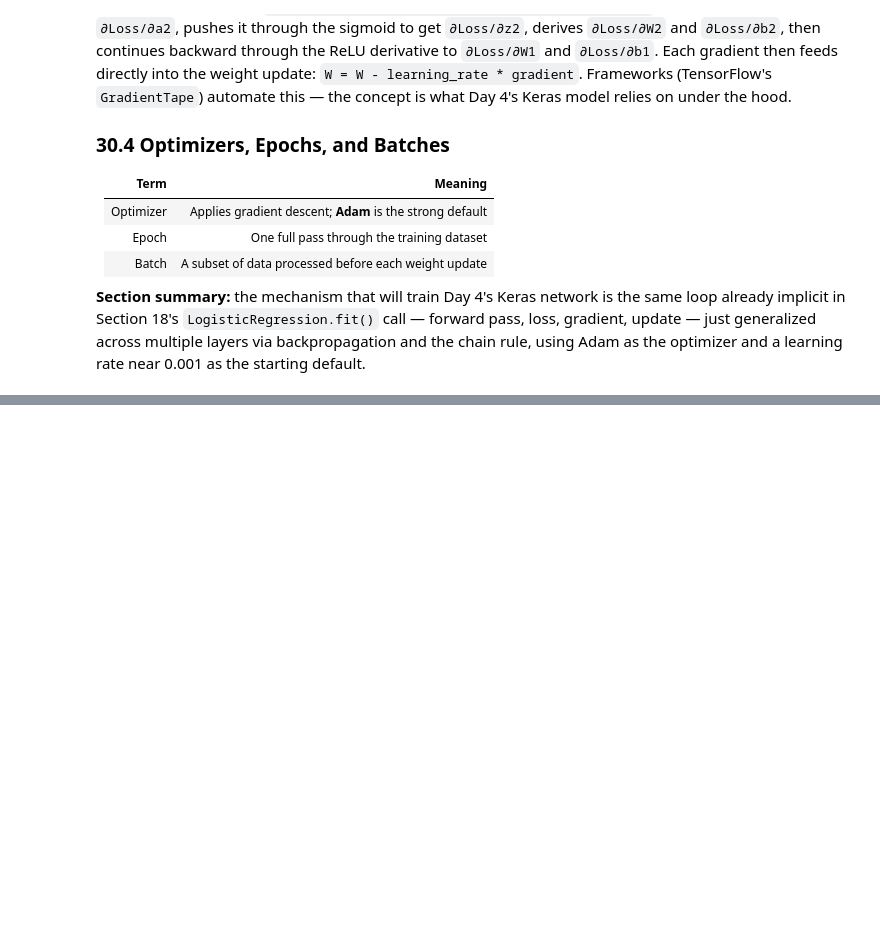
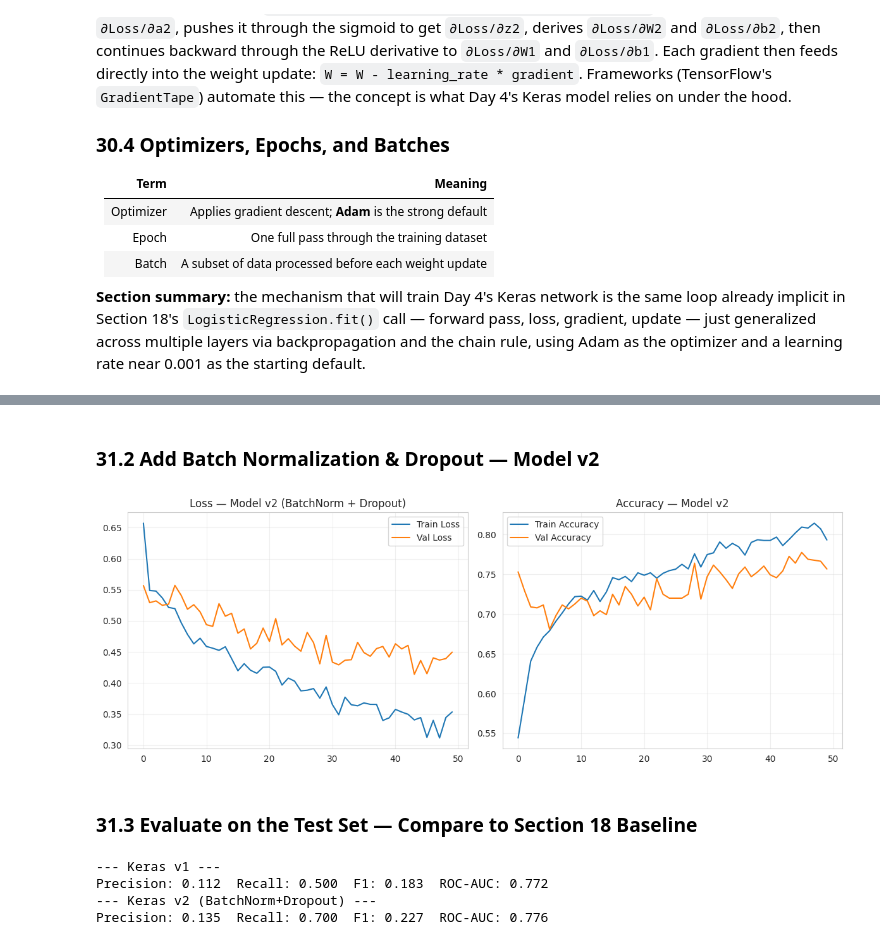
Before and after one commit to Roa04/AI_ML, a Jupyter notebook: project/stroke_prediction.ipynb, the cells around one changed output, grey strips where cells are left out. Saved outputs shown, nothing was run; the diff lists cells and outputs as text; code cells hidden in the pictures; blank space fills up the shorter version.

```diff
--- a/project/stroke_prediction.ipynb
+++ b/project/stroke_prediction.ipynb
@@ -1417,0 +1481,48 @@ starting default.
+# %% [markdown]
+### 31.2 Add Batch Normalization & Dropout — Model v2
+# %%
+model_v2 = Sequential([
+    Dense(64, activation="relu", input_shape=(n_features,)),
+    BatchNormalization(), Dropout(0.3),
+    Dense(32, activation="relu"),
+    BatchNormalization(), Dropout(0.3),
+    Dense(1, activation="sigmoid"),
+])
+model_v2.compile(optimizer="adam", loss="binary_crossentropy", metrics=["accuracy"])
+
+history_v2 = model_v2.fit(
+    X_train_nn_proc, y_train_nn,
+    validation_data=(X_val_nn_proc, y_val_nn),
+    epochs=50, batch_size=32, class_weight=class_weight, verbose=0
+)
+
+fig, axes = plt.subplots(1, 2, figsize=(12, 4.5))
+axes[0].plot(history_v2.history["loss"], label="Train Loss")
+axes[0].plot(history_v2.history["val_loss"], label="Val Loss")
+axes[0].set_title("Loss — Model v2 (BatchNorm + Dropout)"); axes[0].legend(); axes[0].grid(alpha=0.3)
+axes[1].plot(history_v2.history["accuracy"], label="Train Accuracy")
+axes[1].plot(history_v2.history["val_accuracy"], label="Val Accuracy")
+axes[1].set_title("Accuracy — Model v2"); axes[1].legend(); axes[1].grid(alpha=0.3)
+plt.tight_layout()
+plt.show()
+# %% [output]
+[figure, added]
+# %% [markdown]
+### 31.3 Evaluate on the Test Set — Compare to Section 18 Baseline
+# %%
+from sklearn.metrics import precision_score, recall_score, f1_score, roc_auc_score
+def evaluate_keras_model(model, X_test_proc, y_test, label=""):
+    y_proba = model.predict(X_test_proc, verbose=0).ravel()
+    y_pred = (y_proba >= 0.5).astype(int)
+    p, r = precision_score(y_test, y_pred), recall_score(y_test, y_pred)
+    f1, auc = f1_score(y_test, y_pred), roc_auc_score(y_test, y_proba)
+    print(f"--- {label} ---\nPrecision: {p:.3f}  Recall: {r:.3f}  F1: {f1:.3f}  ROC-AUC: {auc:.3f}")
+    return {"precision": p, "recall": r, "f1": f1, "roc_auc": auc}
+
+results_v1 = evaluate_keras_model(model_v1, X_test_nn_proc, y_test_raw, "Keras v1")
+results_v2 = evaluate_keras_model(model_v2, X_test_nn_proc, y_test_raw, "Keras v2 (BatchNorm+Dropout)")
+# %% [output]
+--- Keras v1 ---
+Precision: 0.112  Recall: 0.500  F1: 0.183  ROC-AUC: 0.772
+--- Keras v2 (BatchNorm+Dropout) ---
+Precision: 0.135  Recall: 0.700  F1: 0.227  ROC-AUC: 0.776
```
Also changed, not shown: parts of 26 cells of this notebook, 4 other files.
